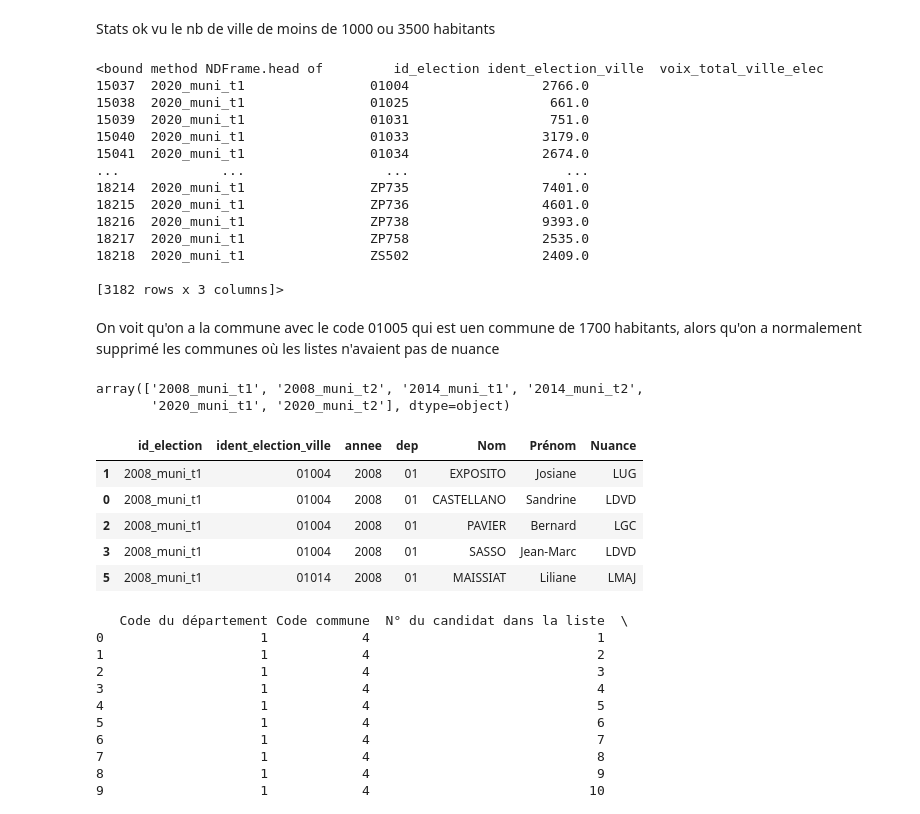
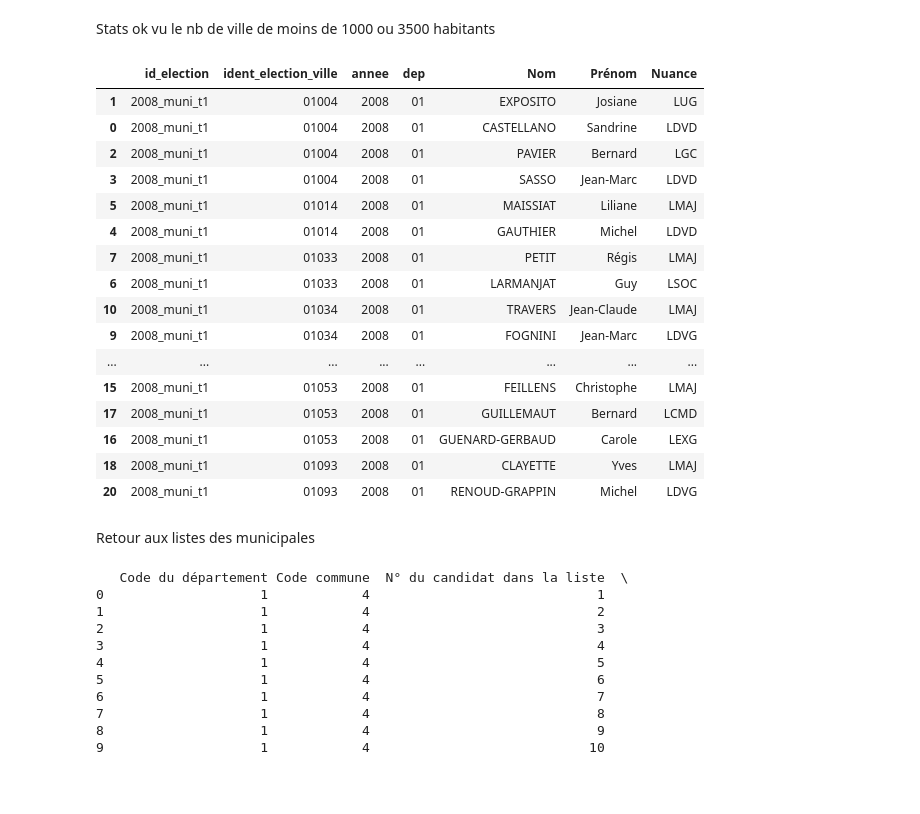
Before and after one commit to xdalp/projet3A, a Jupyter notebook: vote.ipynb, the cells around one changed output. Drawn from its saved outputs; the diff is of its cells as text; code cells hidden in the pictures; blank space fills up the shorter version.

```diff
--- a/vote.ipynb
+++ b/vote.ipynb
@@ -200,29 +191,5 @@ print(voix_totales[voix_totales['id_election'] == '2014_muni_t1'].shape)
 # %% [markdown]
 Stats ok vu le nb de ville de moins de 1000 ou 3500 habitants
-# %%
-voix_totales[voix_totales['id_election'] == '2020_muni_t1'].head
-# %% [output]
-<bound method NDFrame.head of         id_election ident_election_ville  voix_total_ville_elec
-15037  2020_muni_t1                01004                 2766.0
-15038  2020_muni_t1                01025                  661.0
-15039  2020_muni_t1                01031                  751.0
-15040  2020_muni_t1                01033                 3179.0
-15041  2020_muni_t1                01034                 2674.0
-...             ...                  ...                    ...
-18214  2020_muni_t1                ZP735                 7401.0
-18215  2020_muni_t1                ZP736                 4601.0
-18216  2020_muni_t1                ZP738                 9393.0
-18217  2020_muni_t1                ZP758                 2535.0
-18218  2020_muni_t1                ZS502                 2409.0
-
-[3182 rows x 3 columns]>
-# %% [markdown]
-On voit qu'on a la commune avec le code 01005 qui est uen commune de 1700 habitants, alors qu'on a normalement supprimé les communes où les listes n'avaient pas de nuance
-# %%
-voix_totales['id_election'].unique()
-# %% [output]
-array(['2008_muni_t1', '2008_muni_t2', '2014_muni_t1', '2014_muni_t2',
-       '2020_muni_t1', '2020_muni_t2'], dtype=object)
 # %%
 # ---- Étape 2 : calcul des voix par candidat ----
 donnees_muni_long = (
@@ -262,19 +229,32 @@ donnees_muni_wide = (
 # %%
 #on prépare la suite en créant un fichier listant les têtes de liste des municipales et leur couleur politique
 liste_candidats_nuance_muni = (
                     donnees_muni_long
                     .assign(annee = lambda d : d["id_election"].str[0:4])
                     .assign(dep = lambda d : d["ident_election_ville"].str[0:2])
                     .loc[:, ["id_election", "ident_election_ville","annee","dep", "Nom", "Prénom", "Nuance"]]
 )
-liste_candidats_nuance_muni.head()
+liste_candidats_nuance_muni.head(20)
 # %% [output]
 |  | id_election | ident_election_ville | annee | dep | Nom | Prénom | Nuance |
 | 1 | 2008_muni_t1 | 01004 | 2008 | 01 | EXPOSITO | Josiane | LUG |
 | 0 | 2008_muni_t1 | 01004 | 2008 | 01 | CASTELLANO | Sandrine | LDVD |
 | 2 | 2008_muni_t1 | 01004 | 2008 | 01 | PAVIER | Bernard | LGC |
 | 3 | 2008_muni_t1 | 01004 | 2008 | 01 | SASSO | Jean-Marc | LDVD |
 | 5 | 2008_muni_t1 | 01014 | 2008 | 01 | MAISSIAT | Liliane | LMAJ |
+| 4 | 2008_muni_t1 | 01014 | 2008 | 01 | GAUTHIER | Michel | LDVD |
+| 7 | 2008_muni_t1 | 01033 | 2008 | 01 | PETIT | Régis | LMAJ |
+| 6 | 2008_muni_t1 | 01033 | 2008 | 01 | LARMANJAT | Guy | LSOC |
+| 10 | 2008_muni_t1 | 01034 | 2008 | 01 | TRAVERS | Jean-Claude | LMAJ |
+| 9 | 2008_muni_t1 | 01034 | 2008 | 01 | FOGNINI | Jean-Marc | LDVG |
+| ... | ... | ... | ... | ... | ... | ... | ... |
+| 15 | 2008_muni_t1 | 01053 | 2008 | 01 | FEILLENS | Christophe | LMAJ |
+| 17 | 2008_muni_t1 | 01053 | 2008 | 01 | GUILLEMAUT | Bernard | LCMD |
+| 16 | 2008_muni_t1 | 01053 | 2008 | 01 | GUENARD-GERBAUD | Carole | LEXG |
+| 18 | 2008_muni_t1 | 01093 | 2008 | 01 | CLAYETTE | Yves | LMAJ |
+| 20 | 2008_muni_t1 | 01093 | 2008 | 01 | RENOUD-GRAPPIN | Michel | LDVG |
+# %% [markdown]
+Retour aux listes des municipales
 # %%
 df_listes_muni_2014.head()
 df_listes_muni_2014['ident_election_ville'] = df_listes_muni_2014['Code du département'].astype(str).str.zfill(2) + df_listes_muni_2014['Code commune'].astype(str).str.zfill(3)
```
Also changed, not shown: parts of 11 cells of this notebook, 1 other file.
